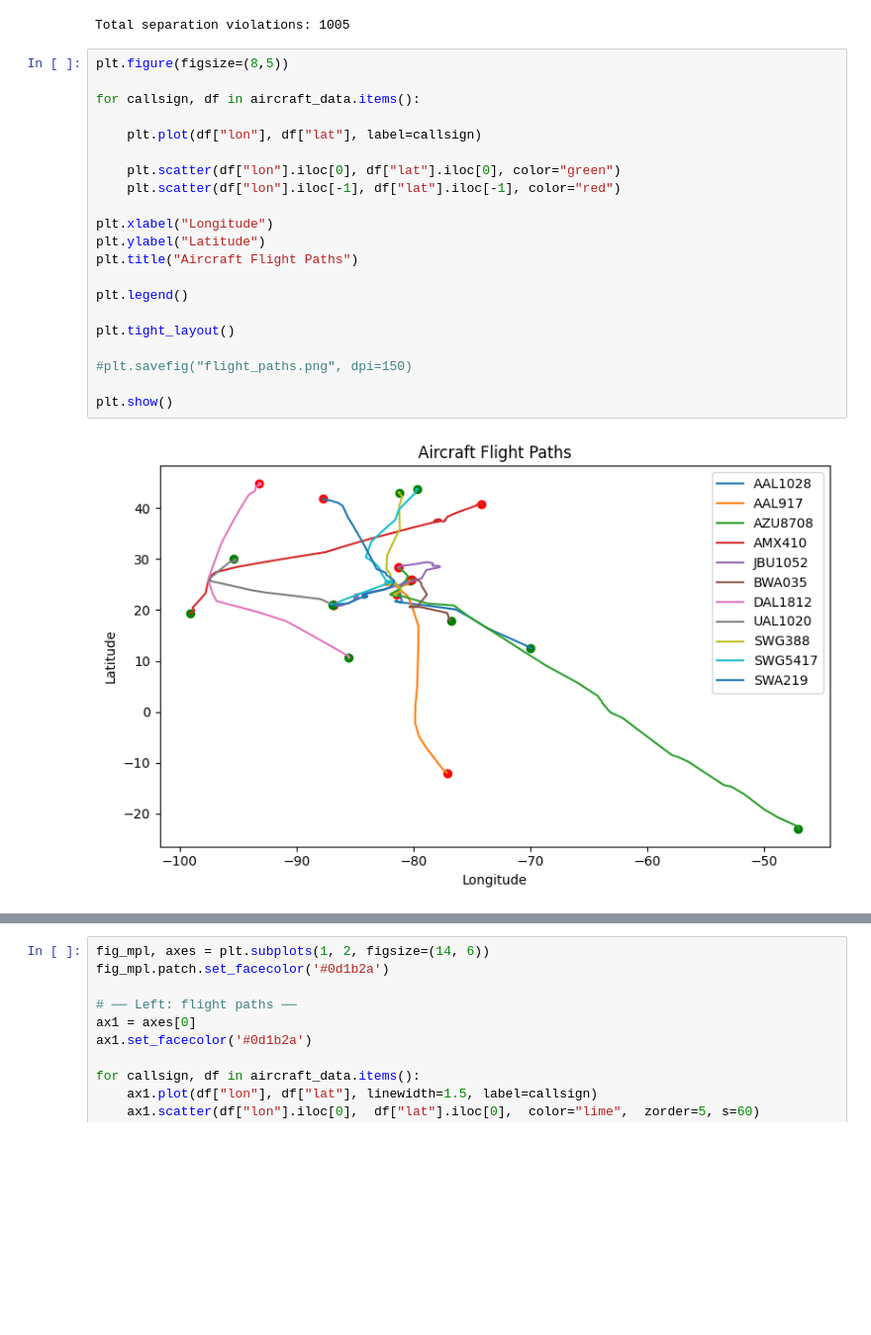
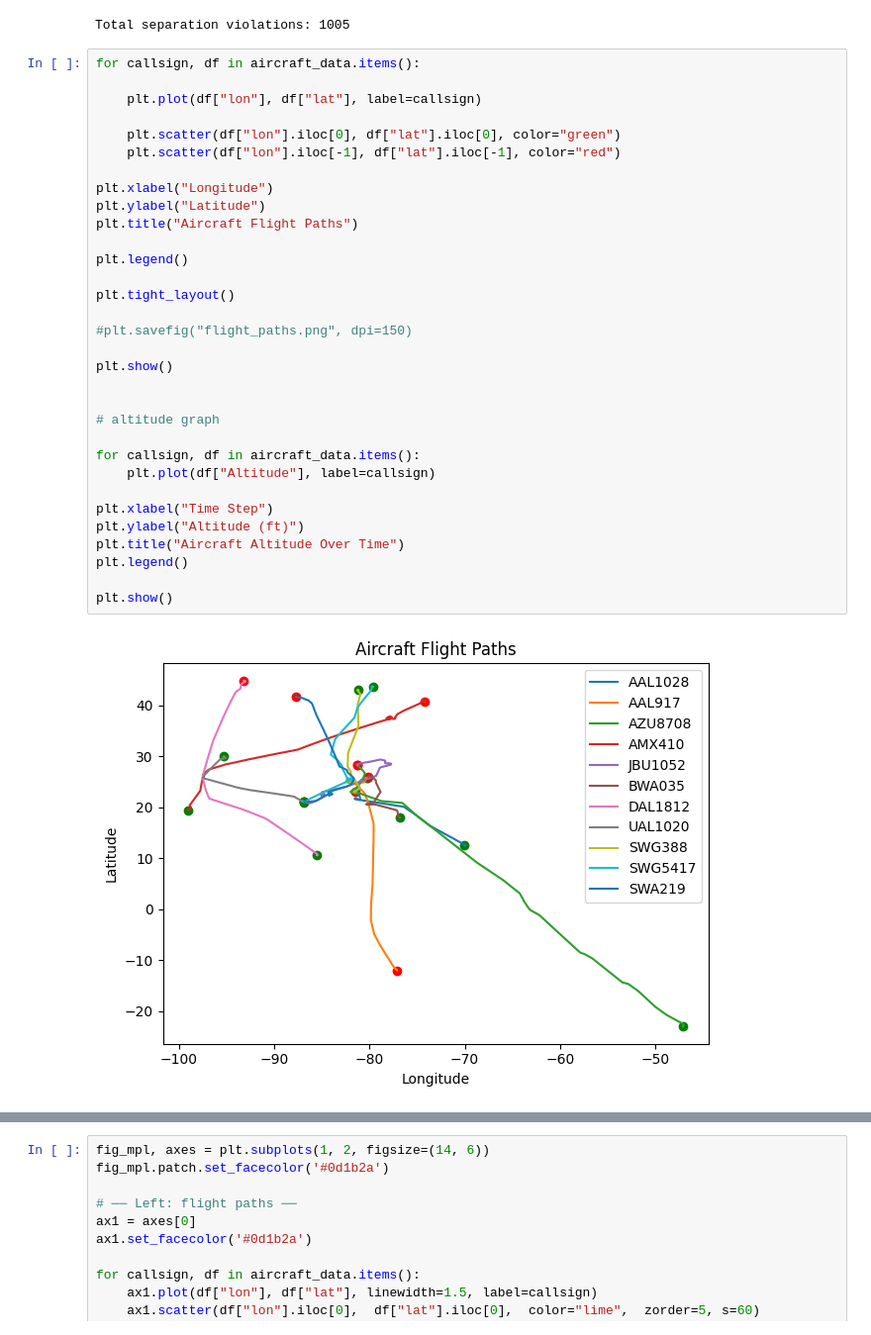
Before and after one commit to devsharma1209/airspace-launch-optimization, a Jupyter notebook: love hangover-2/multi-aircraft with tfr boundry.ipynb, the cells around one changed output, grey strips where cells are left out. Shown at 99% size. Saved outputs shown, nothing was run; the diff lists cells and outputs as text; blank space fills up the shorter version.

```diff
--- a/love hangover-2/multi-aircraft with tfr boundry.ipynb
+++ b/love hangover-2/multi-aircraft with tfr boundry.ipynb
@@ -348,25 +348,36 @@ print("Total separation violations:", len(model.separation_violations))
 # %% [output]
 Total separation violations: 1005
 # %%
-plt.figure(figsize=(8,5))
-
 for callsign, df in aircraft_data.items():
 
     plt.plot(df["lon"], df["lat"], label=callsign)
 
     plt.scatter(df["lon"].iloc[0], df["lat"].iloc[0], color="green")
     plt.scatter(df["lon"].iloc[-1], df["lat"].iloc[-1], color="red")
 
 plt.xlabel("Longitude")
 plt.ylabel("Latitude")
 plt.title("Aircraft Flight Paths")
 
 plt.legend()
 
 plt.tight_layout()
 
 #plt.savefig("flight_paths.png", dpi=150)
 
 plt.show()
+
+
+# altitude graph
+
+for callsign, df in aircraft_data.items():
+    plt.plot(df["Altitude"], label=callsign)
+
+plt.xlabel("Time Step")
+plt.ylabel("Altitude (ft)")
+plt.title("Aircraft Altitude Over Time")
+plt.legend()
+
+plt.show()
 # %% [output]
-[figure, old version]
+[figure, new version]
```
Also changed, not shown: parts of 1 cell of this notebook.
